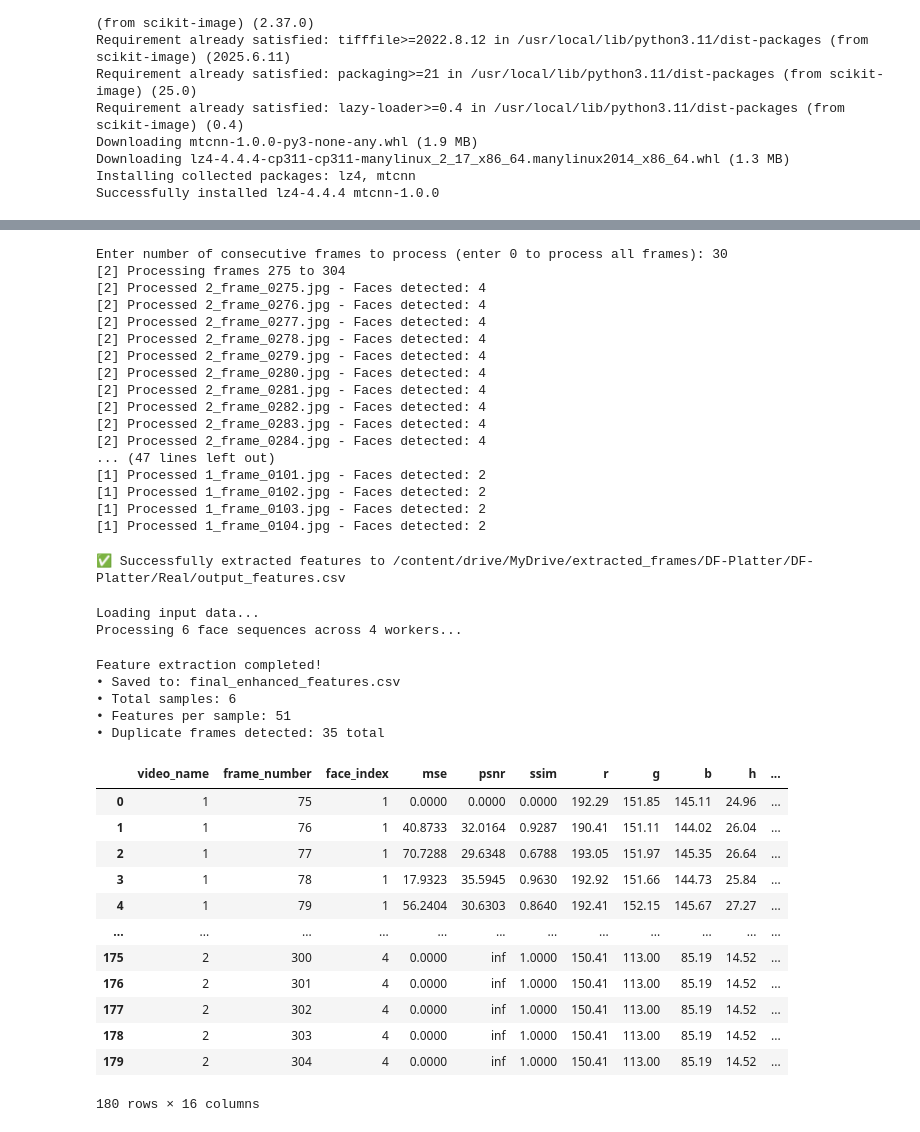
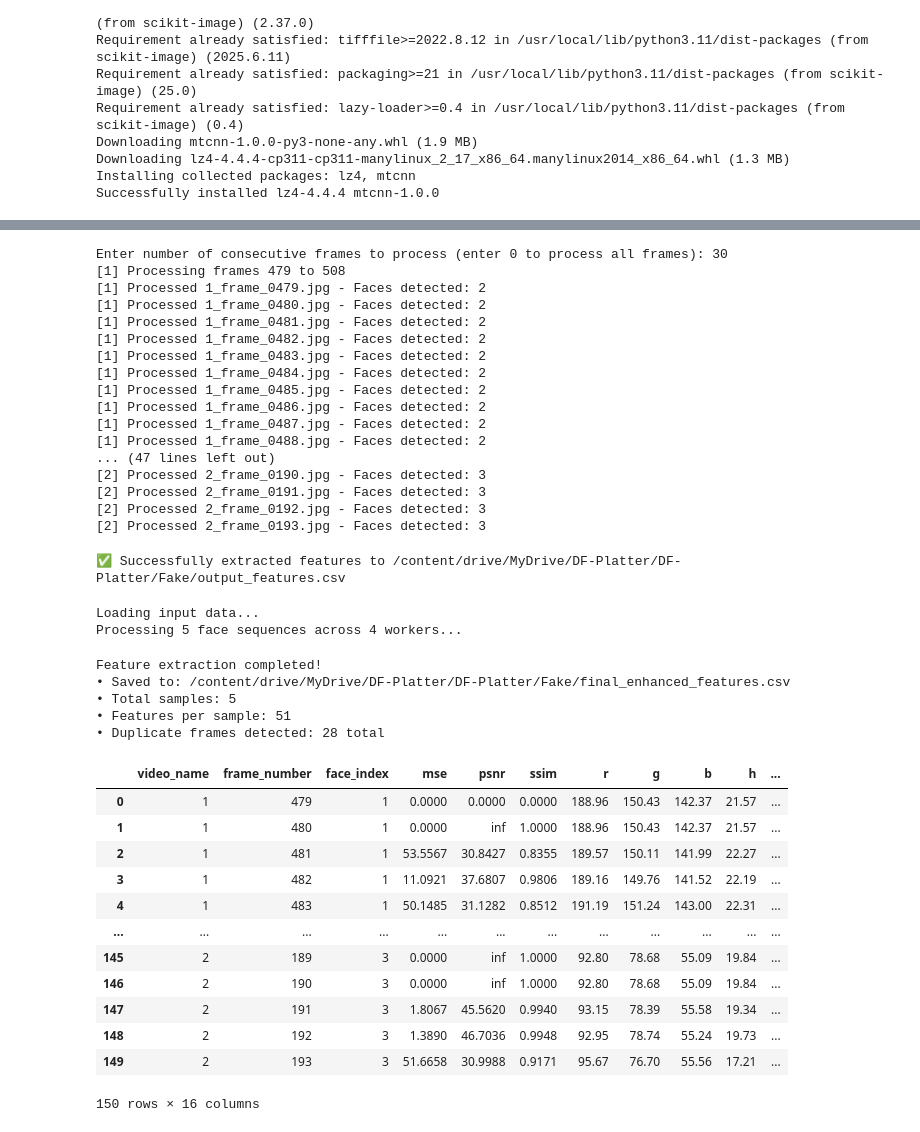
Before and after one commit to abolfazlkeshavarz/DFDetector, a Jupyter notebook: DFDetector.ipynb, the cells around one changed output, grey strips where cells are left out. Cells and saved outputs as stored; diff of their text form; code cells hidden in the pictures.

```diff
--- a/DFDetector.ipynb
+++ b/DFDetector.ipynb
@@ -192,26 +195,26 @@ except ValueError:
     exit()
 
 # Main directory containing video frames
-video_frames_root_dir = "/content/drive/MyDrive/extracted_frames/DF-Platter/DF-Platter/Real"
+video_frames_root_dir = "/content/drive/MyDrive/DF-Platter/DF-Platter/Fake"
 extract_faces_from_random_or_all_frames(video_frames_root_dir, num_frames)
 # %% [output]
 Enter number of consecutive frames to process (enter 0 to process all frames): 30
-[2] Processing frames 275 to 304
-[2] Processed 2_frame_0275.jpg - Faces detected: 4
-[2] Processed 2_frame_0276.jpg - Faces detected: 4
-[2] Processed 2_frame_0277.jpg - Faces detected: 4
-[2] Processed 2_frame_0278.jpg - Faces detected: 4
-[2] Processed 2_frame_0279.jpg - Faces detected: 4
-[2] Processed 2_frame_0280.jpg - Faces detected: 4
-[2] Processed 2_frame_0281.jpg - Faces detected: 4
-[2] Processed 2_frame_0282.jpg - Faces detected: 4
-[2] Processed 2_frame_0283.jpg - Faces detected: 4
-[2] Processed 2_frame_0284.jpg - Faces detected: 4
+[1] Processing frames 479 to 508
+[1] Processed 1_frame_0479.jpg - Faces detected: 2
+[1] Processed 1_frame_0480.jpg - Faces detected: 2
+[1] Processed 1_frame_0481.jpg - Faces detected: 2
+[1] Processed 1_frame_0482.jpg - Faces detected: 2
+[1] Processed 1_frame_0483.jpg - Faces detected: 2
+[1] Processed 1_frame_0484.jpg - Faces detected: 2
+[1] Processed 1_frame_0485.jpg - Faces detected: 2
+[1] Processed 1_frame_0486.jpg - Faces detected: 2
+[1] Processed 1_frame_0487.jpg - Faces detected: 2
+[1] Processed 1_frame_0488.jpg - Faces detected: 2
 ... (47 lines left out)
-[1] Processed 1_frame_0101.jpg - Faces detected: 2
-[1] Processed 1_frame_0102.jpg - Faces detected: 2
-[1] Processed 1_frame_0103.jpg - Faces detected: 2
-[1] Processed 1_frame_0104.jpg - Faces detected: 2
+[2] Processed 2_frame_0190.jpg - Faces detected: 3
+[2] Processed 2_frame_0191.jpg - Faces detected: 3
+[2] Processed 2_frame_0192.jpg - Faces detected: 3
+[2] Processed 2_frame_0193.jpg - Faces detected: 3
 # %%
 import os
 import cv2
@@ -397,8 +400,8 @@ def process_faces_by_video(input_root_dir, output_csv_path):
 
 # === Main Execution ===
 if __name__ == "__main__":
-    input_dir = "/content/drive/MyDrive/extracted_frames/DF-Platter/DF-Platter/Real"
-    output_csv = "/content/drive/MyDrive/extracted_frames/DF-Platter/DF-Platter/Real/output_features.csv"
+    input_dir = "/content/drive/MyDrive/DF-Platter/DF-Platter/Fake"
+    output_csv = "/content/drive/MyDrive/DF-Platter/DF-Platter/Fake/output_features.csv"
     process_faces_by_video(input_dir, output_csv)
 # %% [output]
-✅ Successfully extracted features to /content/drive/MyDrive/extracted_frames/DF-Platter/DF-Platter/Real/output_features.csv
+✅ Successfully extracted features to /content/drive/MyDrive/DF-Platter/DF-Platter/Fake/output_features.csv
@@ -453,8 +413,8 @@ from tqdm import tqdm
 from math import log10, sqrt
 
 # Configuration settings
-INPUT_CSV = "/content/drive/MyDrive/DF-Platter/DF-Platter/Real/output_features.csv"
-OUTPUT_CSV = "final_enhanced_features.csv"
+INPUT_CSV = "/content/drive/MyDrive/DF-Platter/DF-Platter/Fake/output_features.csv"
+OUTPUT_CSV = "/content/drive/MyDrive/DF-Platter/DF-Platter/Fake/final_enhanced_features.csv"
 N_WORKERS = 4  # Number of parallel processes
 
 def safe_psnr(mse, max_pixel=255.0):
@@ -571,27 +531,29 @@ if __name__ == "__main__":
     main()
 # %% [output]
 Loading input data...
-Processing 6 face sequences across 4 workers...
+Processing 5 face sequences across 4 workers...
 Feature extraction completed!
-• Saved to: final_enhanced_features.csv
-• Total samples: 6
+• Saved to: /content/drive/MyDrive/DF-Platter/DF-Platter/Fake/final_enhanced_features.csv
+• Total samples: 5
 • Features per sample: 51
-• Duplicate frames detected: 35 total
+• Duplicate frames detected: 28 total
 # %%
 import pandas as pd
-data_fr = pd.read_csv("/content/drive/MyDrive/extracted_frames/DF-Platter/DF-Platter/Real/output_features.csv")
+data_fr = pd.read_csv("/content/drive/MyDrive/DF-Platter/DF-Platter/Fake/final_enhanced_features.csv")
+data_fr_2 = pd.read_csv("/content/drive/MyDrive/DF-Platter/DF-Platter/Fake/output_features.csv")
 data_fr
+data_fr_2
 # %% [output]
 |  | video_name | frame_number | face_index | mse | psnr | ssim | r | g | b | h | ... |
-| 0 | 1 | 75 | 1 | 0.0000 | 0.0000 | 0.0000 | 192.29 | 151.85 | 145.11 | 24.96 | ... |
-| 1 | 1 | 76 | 1 | 40.8733 | 32.0164 | 0.9287 | 190.41 | 151.11 | 144.02 | 26.04 | ... |
-| 2 | 1 | 77 | 1 | 70.7288 | 29.6348 | 0.6788 | 193.05 | 151.97 | 145.35 | 26.64 | ... |
-| 3 | 1 | 78 | 1 | 17.9323 | 35.5945 | 0.9630 | 192.92 | 151.66 | 144.73 | 25.84 | ... |
-| 4 | 1 | 79 | 1 | 56.2404 | 30.6303 | 0.8640 | 192.41 | 152.15 | 145.67 | 27.27 | ... |
+| 0 | 1 | 479 | 1 | 0.0000 | 0.0000 | 0.0000 | 188.96 | 150.43 | 142.37 | 21.57 | ... |
+| 1 | 1 | 480 | 1 | 0.0000 | inf | 1.0000 | 188.96 | 150.43 | 142.37 | 21.57 | ... |
+| 2 | 1 | 481 | 1 | 53.5567 | 30.8427 | 0.8355 | 189.57 | 150.11 | 141.99 | 22.27 | ... |
+| 3 | 1 | 482 | 1 | 11.0921 | 37.6807 | 0.9806 | 189.16 | 149.76 | 141.52 | 22.19 | ... |
+| 4 | 1 | 483 | 1 | 50.1485 | 31.1282 | 0.8512 | 191.19 | 151.24 | 143.00 | 22.31 | ... |
 | ... | ... | ... | ... | ... | ... | ... | ... | ... | ... | ... | ... |
-| 175 | 2 | 300 | 4 | 0.0000 | inf | 1.0000 | 150.41 | 113.00 | 85.19 | 14.52 | ... |
-| 176 | 2 | 301 | 4 | 0.0000 | inf | 1.0000 | 150.41 | 113.00 | 85.19 | 14.52 | ... |
-| 177 | 2 | 302 | 4 | 0.0000 | inf | 1.0000 | 150.41 | 113.00 | 85.19 | 14.52 | ... |
-| 178 | 2 | 303 | 4 | 0.0000 | inf | 1.0000 | 150.41 | 113.00 | 85.19 | 14.52 | ... |
-| 179 | 2 | 304 | 4 | 0.0000 | inf | 1.0000 | 150.41 | 113.00 | 85.19 | 14.52 | ... |
+| 145 | 2 | 189 | 3 | 0.0000 | inf | 1.0000 | 92.80 | 78.68 | 55.09 | 19.84 | ... |
+| 146 | 2 | 190 | 3 | 0.0000 | inf | 1.0000 | 92.80 | 78.68 | 55.09 | 19.84 | ... |
+| 147 | 2 | 191 | 3 | 1.8067 | 45.5620 | 0.9940 | 93.15 | 78.39 | 55.58 | 19.34 | ... |
+| 148 | 2 | 192 | 3 | 1.3890 | 46.7036 | 0.9948 | 92.95 | 78.74 | 55.24 | 19.73 | ... |
+| 149 | 2 | 193 | 3 | 51.6658 | 30.9988 | 0.9171 | 95.67 | 76.70 | 55.56 | 17.21 | ... |
-180 rows × 16 columns
+150 rows × 16 columns
```
Also changed, not shown: parts of 9 cells of this notebook.
